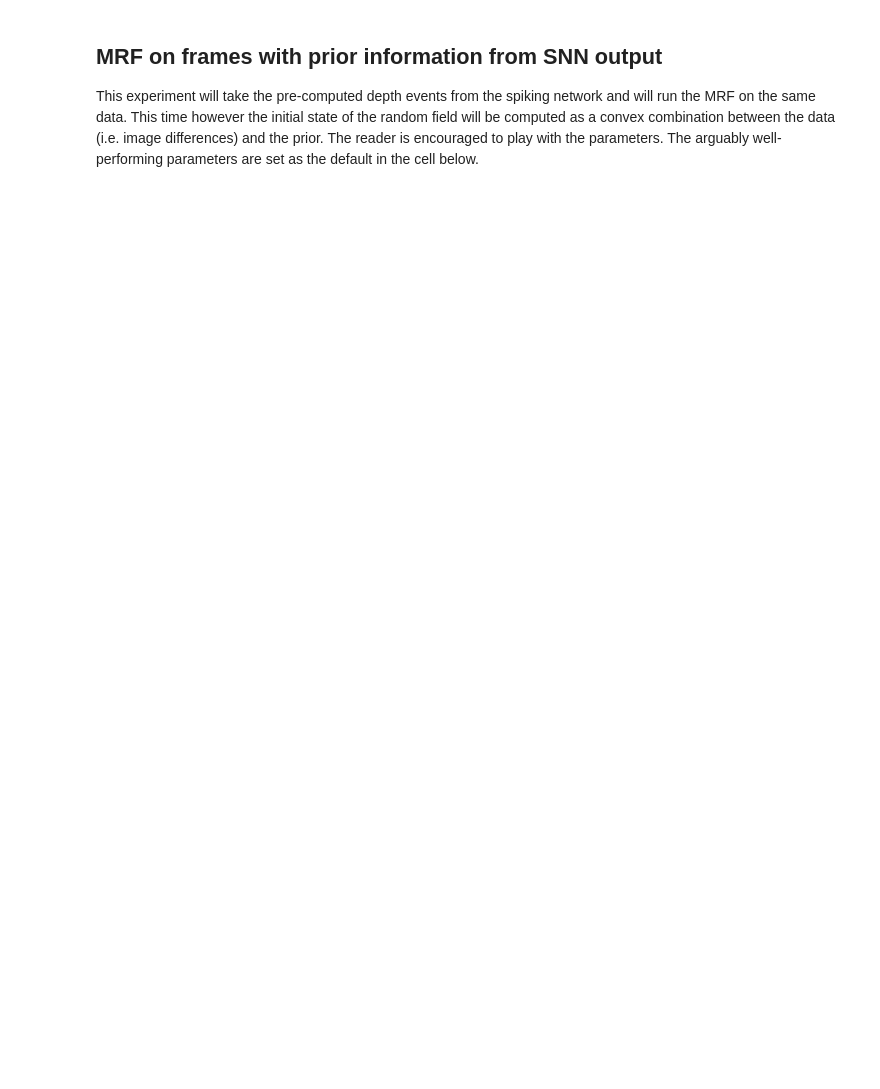
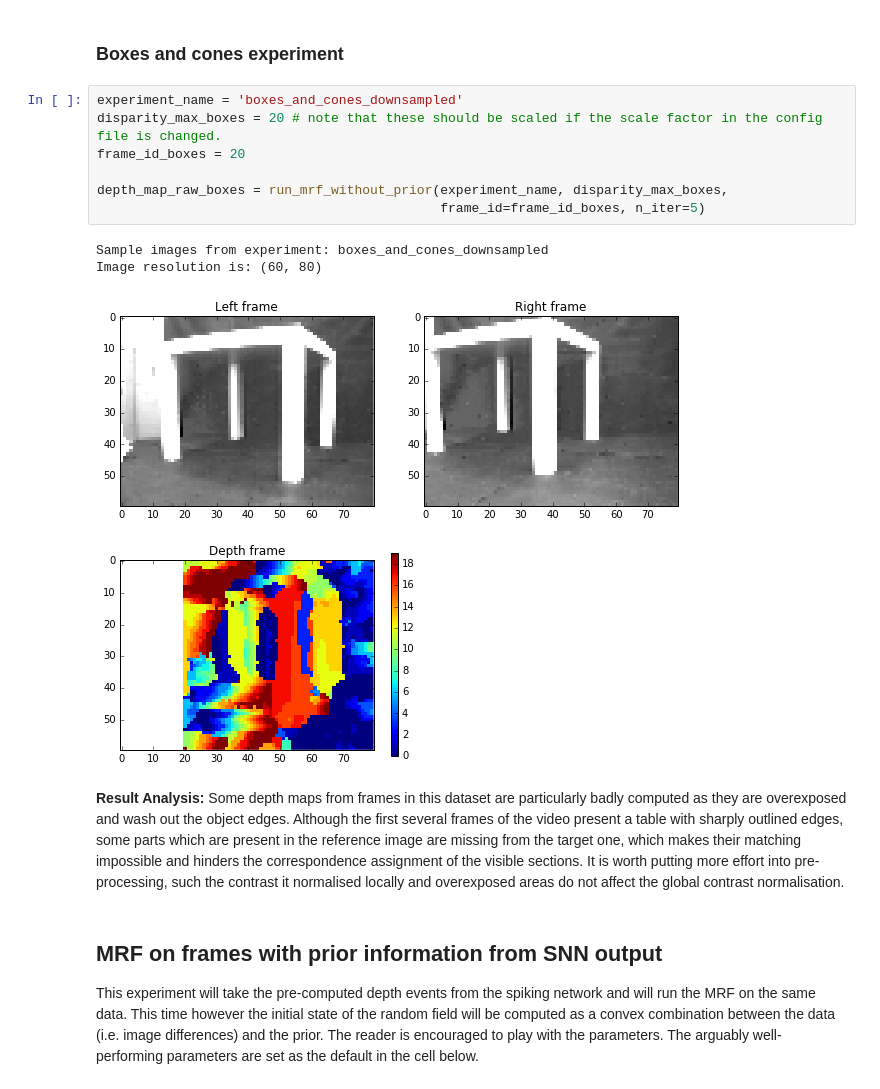
Before and after one commit to gdikov/hybrid-stereo-matching, a Jupyter notebook: notebooks/evaluation.ipynb, the cells around one changed output. Cells and saved outputs as stored; diff of their text form; blank space fills up the shorter version.

```diff
--- a/notebooks/evaluation.ipynb
+++ b/notebooks/evaluation.ipynb
@@ -298,3 +468,19 @@ Image resolution is: (60, 70)
+# %% [markdown]
+### Boxes and cones experiment
+# %%
+experiment_name = 'boxes_and_cones_downsampled'
+disparity_max_boxes = 20 # note that these should be scaled if the scale factor in the config file is changed.
+frame_id_boxes = 20
+
+depth_map_raw_boxes = run_mrf_without_prior(experiment_name, disparity_max_boxes,
+                                            frame_id=frame_id_boxes, n_iter=5)
+# %% [output]
+Sample images from experiment: boxes_and_cones_downsampled
+Image resolution is: (60, 80)
+[figure, added]
+# %% [markdown]
+**Result Analysis:**
+Some depth maps from frames in this dataset are particularly badly computed as they are overexposed and wash out the object edges. Although the first several frames of the video present a table with sharply outlined edges, some parts which are present in the reference image are missing from the target one, which makes their matching impossible and hinders the correspondence assignment of the visible sections. It is worth putting more effort into pre-processing, such the contrast it normalised locally and overexposed areas do not affect the global contrast normalisation.
 # %% [markdown]
 ## MRF on frames with prior information from SNN output
 
```
Also changed, not shown: parts of 36 cells of this notebook.
